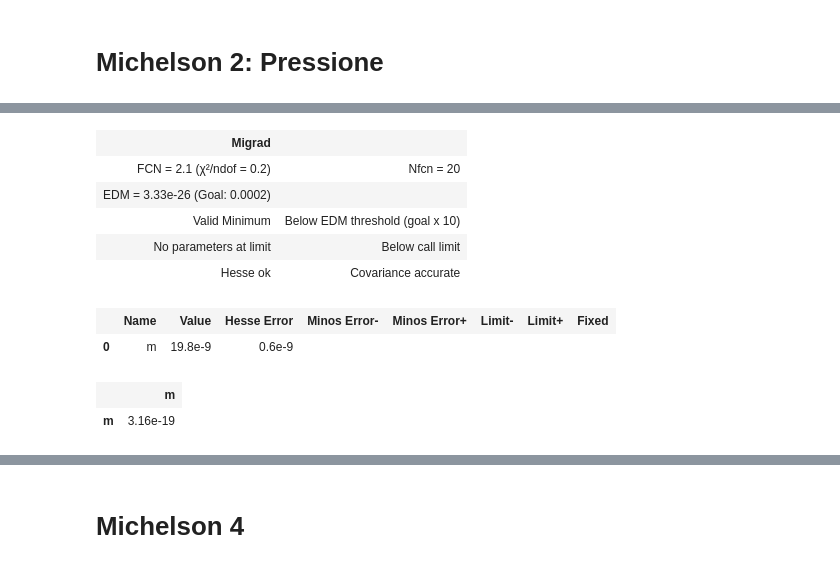
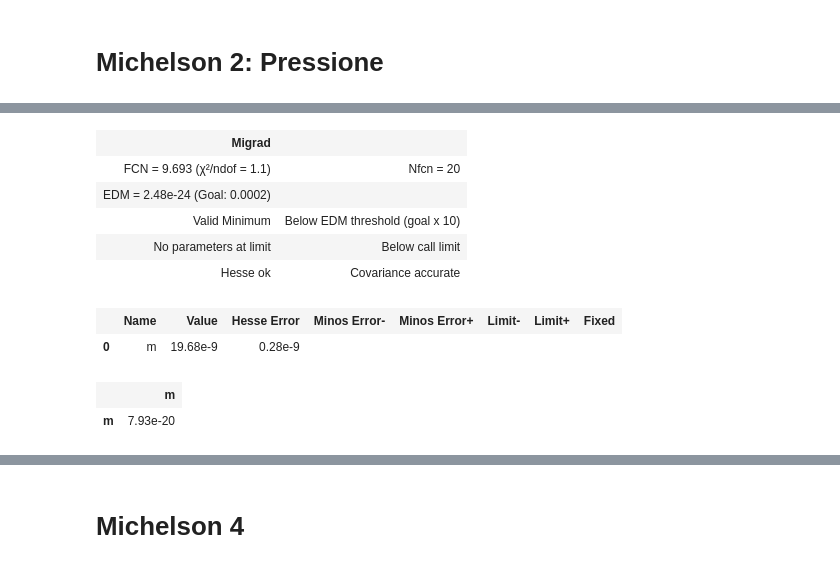
Before and after one commit to Yedi278/Lab2, a Jupyter notebook: Interferometro/Interferometro.ipynb, the cells around one changed output, grey strips where cells are left out. Drawn from its saved outputs; the diff is of its cells as text; code cells hidden in the pictures.

```diff
--- a/Interferometro/Interferometro.ipynb
+++ b/Interferometro/Interferometro.ipynb
@@ -554,4 +554,5 @@ p = m2['P']
 n_m2 = m2['N']
 p_medie = rNan(m2['p_medie'].to_numpy())
 n_medie = rNan(m2['N_medie'].to_numpy())
+err_n_medie = rNan(m2['errore N_medie'].to_numpy())
 # %%
@@ -574,17 +570,17 @@ l_laser_o = l_laser/1.002
 def pressione(x,m):
   return 2*d*m*x / l_laser_o
 # %%
-c = LeastSquares(p_medie, n_medie, 1, pressione)
+c = LeastSquares(p_medie, n_medie, err_n_medie, pressione)
 m = Minuit(c, m=1)
 m.migrad()
 # %% [output]
 | Migrad |  |
-| FCN = 2.1 (χ²/ndof = 0.2) | Nfcn = 20 |
-| EDM = 3.33e-26 (Goal: 0.0002) |  |
+| FCN = 9.693 (χ²/ndof = 1.1) | Nfcn = 20 |
+| EDM = 2.48e-24 (Goal: 0.0002) |  |
 | Valid Minimum | Below EDM threshold (goal x 10) |
 | No parameters at limit | Below call limit |
 | Hesse ok | Covariance accurate |
 |  | Name | Value | Hesse Error | Minos Error- | Minos Error+ | Limit- | Limit+ | Fixed |
-| 0 | m | 19.8e-9 | 0.6e-9 |  |  |  |  |  |
+| 0 | m | 19.68e-9 | 0.28e-9 |  |  |  |  |  |
 |  | m |
-| m | 3.16e-19 |
+| m | 7.93e-20 |
```
Also changed, not shown: parts of 10 cells of this notebook, 4 other files.
